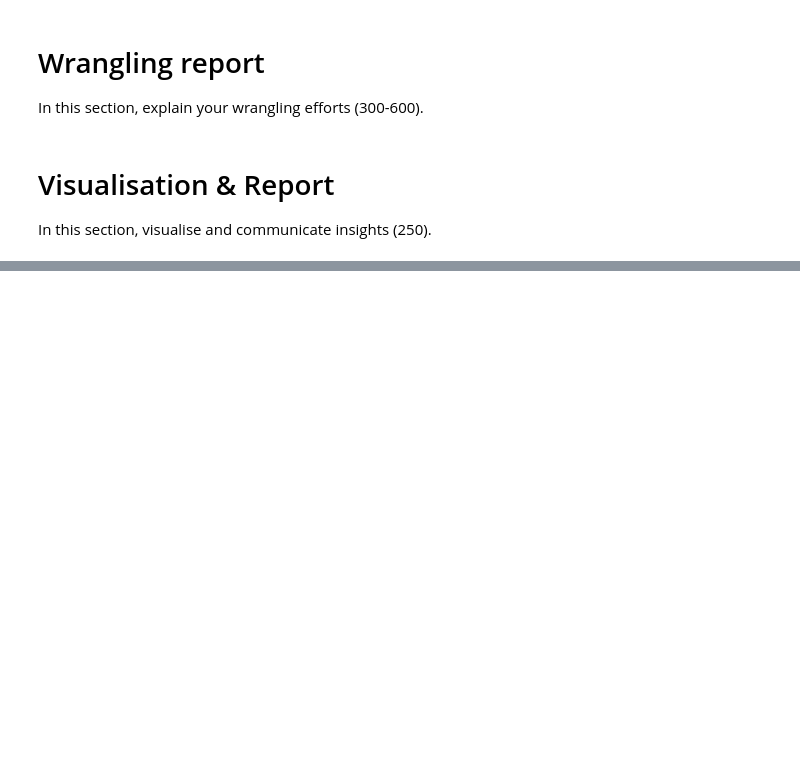
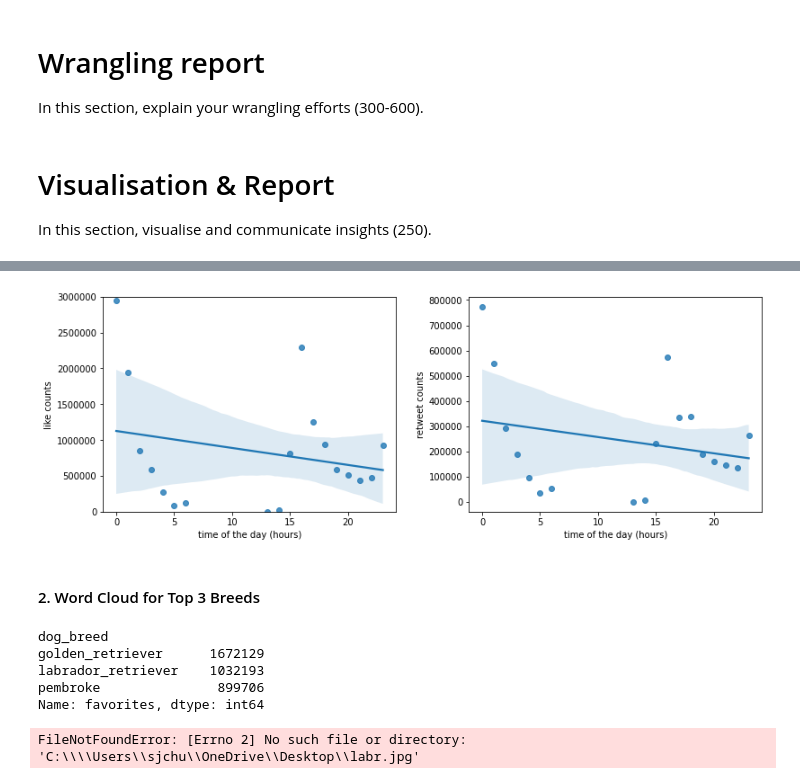
Before and after one commit to SEJUNGJENN-C/WeRateDogs_Twitter_Analysis, a Jupyter notebook: weratedogs-twitter.ipynb, the cells around one changed output, grey strips where cells are left out. Drawn from its saved outputs; the diff is of its cells as text; code cells hidden in the pictures; blank space fills up the shorter version.

Commit message:
Add first two visualisation and analysis with cleaned data

```diff
--- a/weratedogs-twitter.ipynb
+++ b/weratedogs-twitter.ipynb
@@ -534,2 +535,6 @@ add_clean.head(5)
 
 3.
+# %%
+# Merge all datasets for choosing appropriate columns for each visualisation
+all_df = pd.merge(tweets_clean, image_clean, on='tweet_id')
+all_df = pd.merge(all_df, add_clean, on='tweet_id')
@@ -535,0 +543,9 @@ add_clean.head(5)
+# %%
+# Create a dataset for first analysis & visualisation
+time_df = all_df[['tweet_id', 'timestamp', 'favorites', 'retweets']]
+
+# Create a new column for time of the day
+time_df['hour'] = time_df['timestamp'].dt.hour
+
+# Confirm
+time_df.head(1)
@@ -535,0 +560,67 @@ add_clean.head(5)
+# %%
+# Get the like / retweet counts by hour
+likes_by_hour = time_df.groupby('hour')['favorites'].sum()
+retweet_by_hour = time_df.groupby('hour')['retweets'].sum()
+# %%
+# Visualise
+fig, ax = plt.subplots(1, 2, figsize=(12,5))
+# Use padding to adjust spacing between subplots
+fig.tight_layout(pad=5.0)
+
+# Create a plot for time vs. like counts
+plt.subplot(1,2,1)
+sns.regplot(data=likes_by_hour, x=likes_by_hour.index, y=likes_by_hour.values)
+plt.xlabel('time of the day (hours)')
+plt.ylabel('like counts')
+plt.ylim(0, 3000000)
+# Disable scientific notation of number (1e6 to normal number)
+ax[0].ticklabel_format(useOffset=False, style='plain')
+
+# Create a plot for time vs. retweet counts
+plt.subplot(1,2,2)
+sns.regplot(data=retweet_by_hour, x=retweet_by_hour.index, y=retweet_by_hour.values)
+plt.xlabel('time of the day (hours)')
+plt.ylabel('retweet counts');
+#ax.ticklabel_format(useOffset=False, style='plain');
+# %% [output]
+[figure, added]
+# %% [markdown]
+#### 2. Word Cloud for Top 3 Breeds
+# %%
+# Get a separate table for dog breed and favourite/retweet counts
+breed_liked = all_df[['dog_breed', 'favorites', 'retweets', 'text']]
+
+# Get top 3 liked dog breeds
+breed_liked.groupby('dog_breed')['favorites'].sum().sort_values(ascending=False).head(3)
+# %% [output]
+dog_breed
+golden_retriever      1672129
+labrador_retriever    1032193
+pembroke               899706
+Name: favorites, dtype: int64
+# %%
+# Create a list consisting of each dog breed's image file
+files = [r'C:\\Users\sjchu\OneDrive\Desktop\labr.jpg', r'C:\Users\sjchu\OneDrive\Desktop\golden.jpg',
+        r'C:\Users\sjchu\OneDrive\Desktop\pem3.jpg']
+
+# Create a word cloud for labrador
+lab_image_mask = np.array(Image.open(files[0]))
+lab_mask = breed_liked['dog_breed'] == 'labrador_retriever'
+lab_text = "".join(breed_liked.loc[lab_mask, 'text'])
+lab_image = Image.open(files[0])
+
+stopwords = ['https', 'co', 't', 'dog', 'af', 'hello', 'want', 'look',
+            'pupper', 'doggo', 'dogs', 'pet', 'got', 'ckin', 'h', 'much'
+            ,'still', 'please', 'well', 'day', 'time', 'wants', 'pup', 'tho',
+            'amp', 'send', 'rate', 'one', 'now', 'Sadie', 'never', 'rather', 'someone', 'even', 'hat', 'ck', 'seems', 'thing'] + list(STOPWORDS)
+
+wordcloud = WordCloud(background_color='white', mask = lab_image_mask, stopwords=stopwords, colormap='Dark2').generate(lab_text)
+
+plt.figure()
+plt.imshow(wordcloud, interpolation='bilinear')
+plt.axis('off');
+
+# Store to file
+plt.savefig('lab.png', format='png')
+# %% [output]
+FileNotFoundError: [Errno 2] No such file or directory: 'C:\\\\Users\\sjchu\\OneDrive\\Desktop\\labr.jpg'
```
Also changed, not shown: parts of 15 cells of this notebook.
